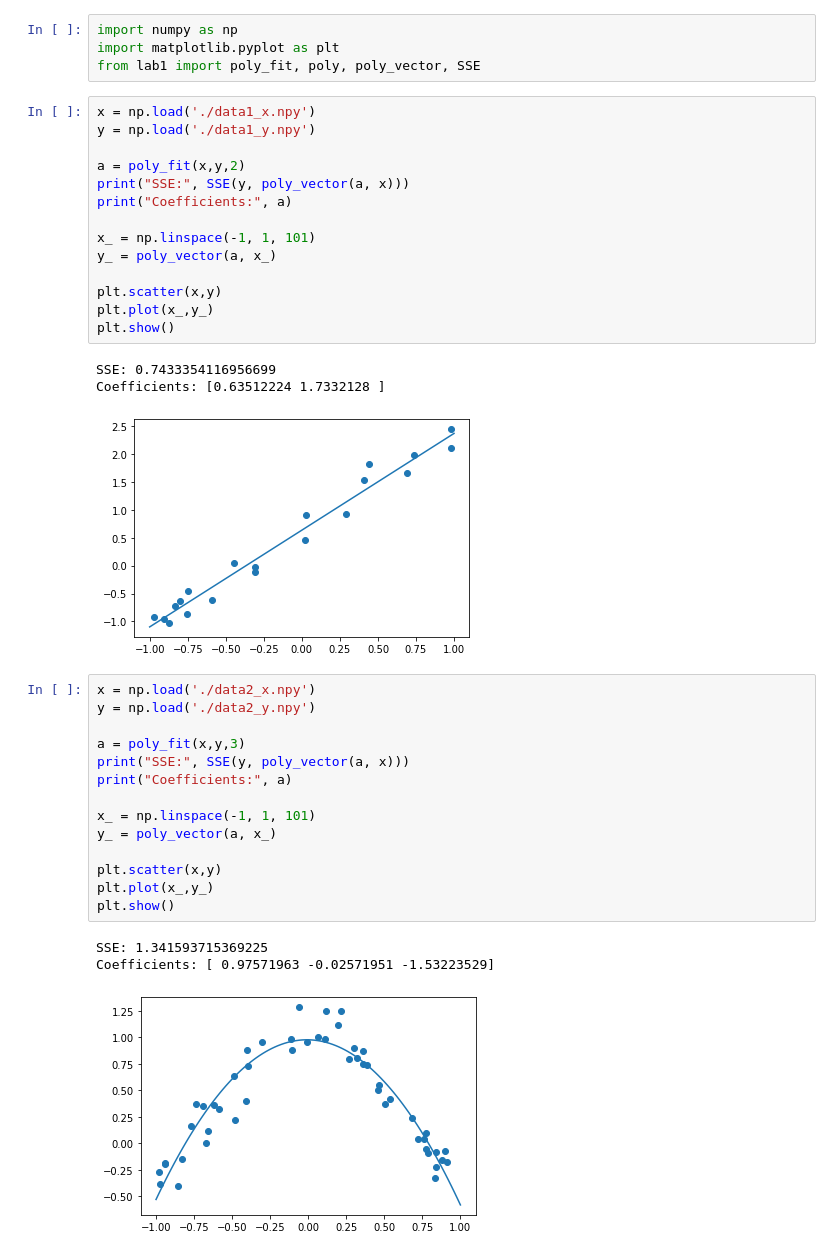
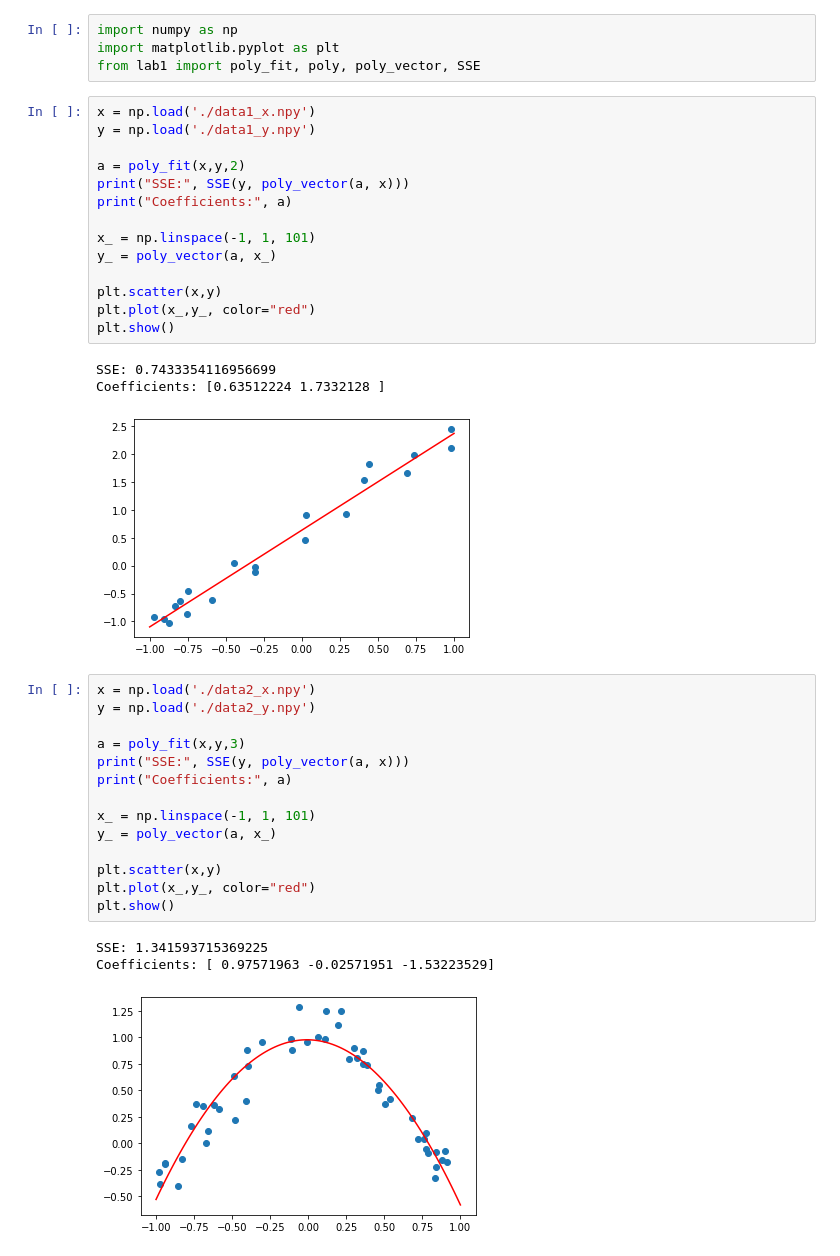
Before and after one commit to Andre-MR-Pereira/MLabs, a Jupyter notebook: Labs/Lab1/lab1_notebook.ipynb, the cells around one changed output. Cells and saved outputs as stored; diff of their text form.

```diff
--- a/Labs/Lab1/lab1_notebook.ipynb
+++ b/Labs/Lab1/lab1_notebook.ipynb
@@ -14,30 +14,30 @@ x_ = np.linspace(-1, 1, 101)
 y_ = poly_vector(a, x_)
 
 plt.scatter(x,y)
-plt.plot(x_,y_)
+plt.plot(x_,y_, color="red")
 plt.show()
 # %% [output]
 SSE: 0.7433354116956699
 Coefficients: [0.63512224 1.7332128 ]
-[figure, old version]
+[figure, new version]
 # %%
 x = np.load('./data2_x.npy')
 y = np.load('./data2_y.npy')
 
 a = poly_fit(x,y,3)
 print("SSE:", SSE(y, poly_vector(a, x)))
 print("Coefficients:", a)
 
 x_ = np.linspace(-1, 1, 101)
 y_ = poly_vector(a, x_)
 
 plt.scatter(x,y)
-plt.plot(x_,y_)
+plt.plot(x_,y_, color="red")
 plt.show()
 # %% [output]
 SSE: 1.341593715369225
 Coefficients: [ 0.97571963 -0.02571951 -1.53223529]
-[figure, old version]
+[figure, new version]
 # %%
 x = np.load('./data2a_x.npy')
 y = np.load('./data2a_y.npy')
```
Also changed, not shown: parts of 1 cell of this notebook.
